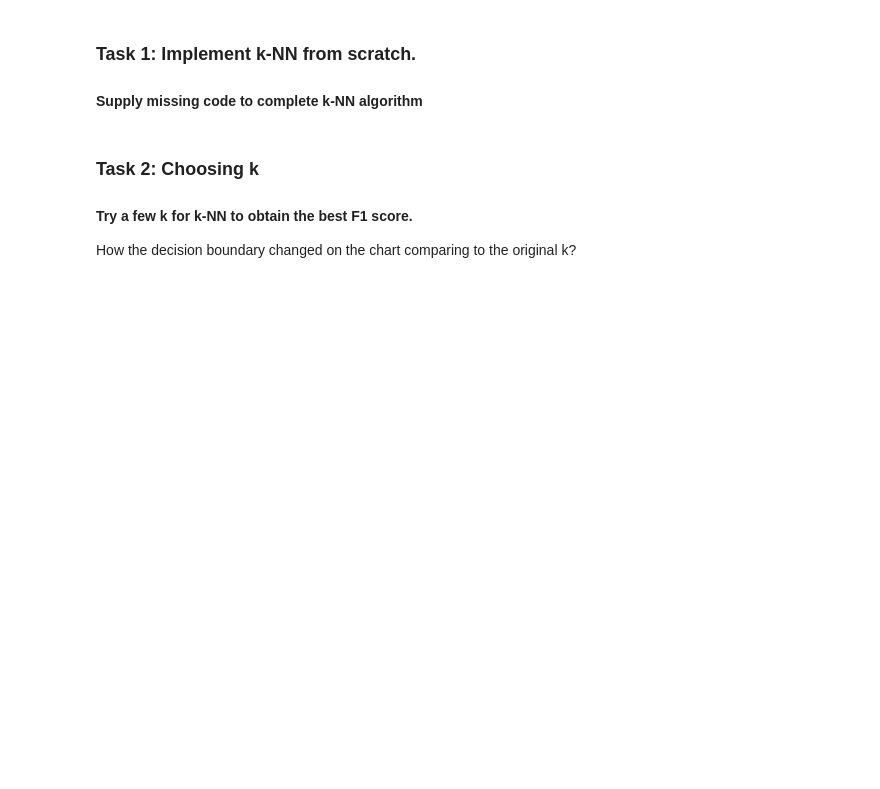
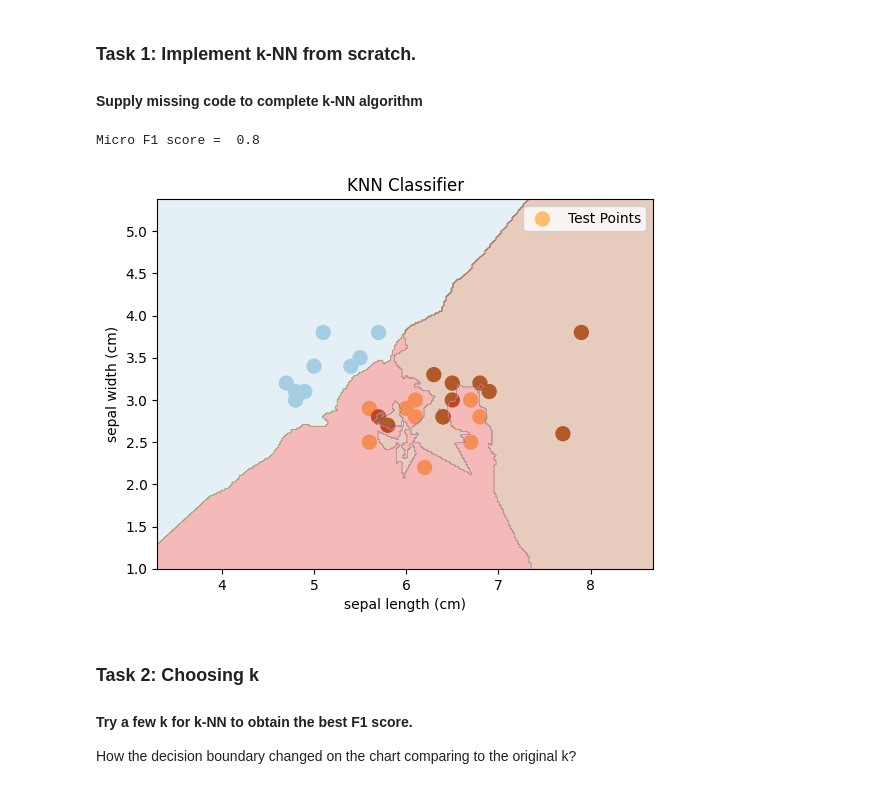
Before and after one commit to secary/compsci7314, a Jupyter notebook: workshop/week4/workshop w4.ipynb, the cells around one changed output. Drawn from its saved outputs; the diff is of its cells as text; code cells hidden in the pictures; blank space fills up the shorter version.

```diff
--- a/workshop/week4/workshop w4.ipynb
+++ b/workshop/week4/workshop w4.ipynb
@@ -182,7 +191,7 @@ class KNNClassifier:
 
     # calculate distances betwen training example and given test example x
     def calculate_distances(self, x):
-        distances = # your code
+        distances = np.sqrt(np.sum((self.X_train - x) ** 2, axis=1)) # your code
         return distances
 
     # return predictions for all points in X_test
@@ -192,13 +201,13 @@ class KNNClassifier:
             distances = self.calculate_distances(x_test)
 
             # Get indices of K-nearest neighbors
-            k_neighbors_indices = # your code
+            k_neighbors_indices = np.argsort(distances)[:self.k] # your code
 
             # Get labels of K-nearest neighbors
-            k_neighbors_labels = # your code
+            k_neighbors_labels = self.y_train[k_neighbors_indices] # your code
 
             # Predict the majority class
-            prediction = # your code
+            prediction = np.bincount(k_neighbors_labels).argmax() # your code
 
             predictions.append(prediction)
 
@@ -216,33 +225,36 @@ y = iris.target
 X_train, X_test, y_train, y_test = train_test_split(X, y, test_size=0.2, random_state=42)
 
 
 # Create and train KNN classifier
 knn_classifier = KNNClassifier(k=k_neighbors)
 knn_classifier.fit(X_train, y_train)
 
 # Make predictions
 predictions = knn_classifier.predict(X_test)
 print('Micro F1 score = ', f1_score(y_test, predictions, average='micro'))
 
 # Plotting
 # plt.scatter(X_train[:, 0], X_train[:, 1], c=y_train, cmap=plt.cm.Paired, marker='x', s=100, label='Training Points')
 plt.scatter(X_test[:, 0], X_test[:, 1], c=predictions, cmap=plt.cm.Paired, marker='o', s=100, label='Test Points')
 
 # Highlight decision boundaries
 h = .02
 x_min, x_max = X_train[:, 0].min() - 1, X_train[:, 0].max() + 1
 y_min, y_max = X_train[:, 1].min() - 1, X_train[:, 1].max() + 1
 xx, yy = np.meshgrid(np.arange(x_min, x_max, h), np.arange(y_min, y_max, h))
 
 Z = knn_classifier.predict(np.c_[xx.ravel(), yy.ravel()])
 Z = Z.reshape(xx.shape)
 plt.contourf(xx, yy, Z, cmap=plt.cm.Paired, alpha=0.3)
 
 plt.title("KNN Classifier")
 plt.xlabel(iris.feature_names[0])
 plt.ylabel(iris.feature_names[1])
 plt.legend()
 plt.show()
+# %% [output]
+Micro F1 score =  0.8
+[figure, added]
 # %% [markdown]
 ### Task 2: Choosing k
 
```
Also changed, not shown: parts of 11 cells of this notebook.
